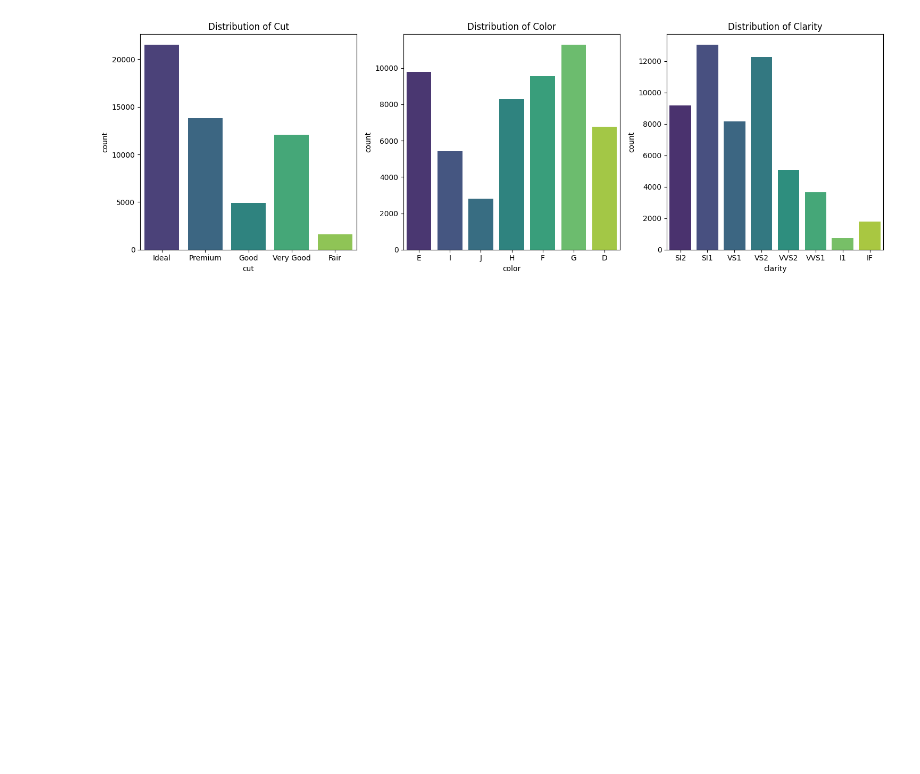
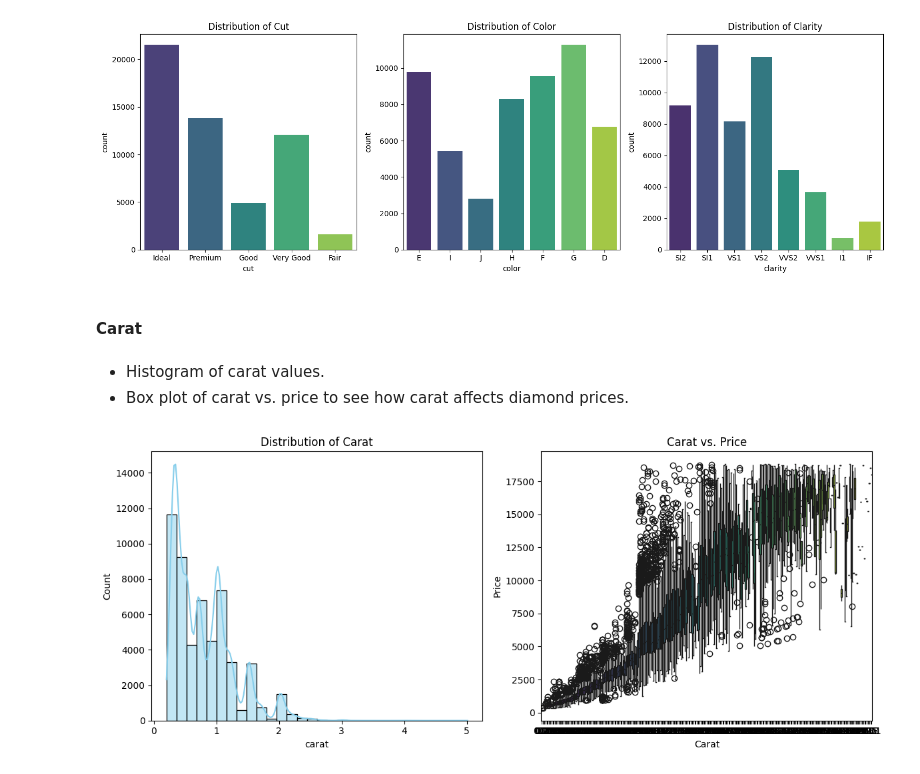
Before and after one commit to mariaxclarisse/Predictive-Modeling-with-Diamonds, a Jupyter notebook: Predictive_Modeling_with_Diamonds.ipynb, the cells around one changed output. Drawn from its saved outputs; the diff is of its cells as text; code cells hidden in the pictures; blank space fills up the shorter version.

```diff
--- a/Predictive_Modeling_with_Diamonds.ipynb
+++ b/Predictive_Modeling_with_Diamonds.ipynb
@@ -163,3 +163,27 @@ plt.tight_layout()
 plt.show()
 # %% [output]
 [figure]
+# %% [markdown]
+#### Carat
+# %% [markdown]
+- Histogram of carat values.
+- Box plot of carat vs. price to see how carat affects diamond prices.
+# %%
+plt.figure(figsize=(12, 5))
+
+# Histogram of carat
+plt.subplot(1, 2, 1)
+sns.histplot(data=df, x='carat', bins=30, kde=True, color='skyblue')
+plt.title('Distribution of Carat')
+
+# Box plot of carat vs. price
+plt.subplot(1, 2, 2)
+sns.boxplot(data=df, x='carat', y='price', palette='viridis')
+plt.title('Carat vs. Price')
+plt.ylabel('Price')
+plt.xlabel('Carat')
+
+plt.tight_layout()
+plt.show()
+# %% [output]
+[figure, added]
```
Also changed, not shown: parts of 17 cells of this notebook.
